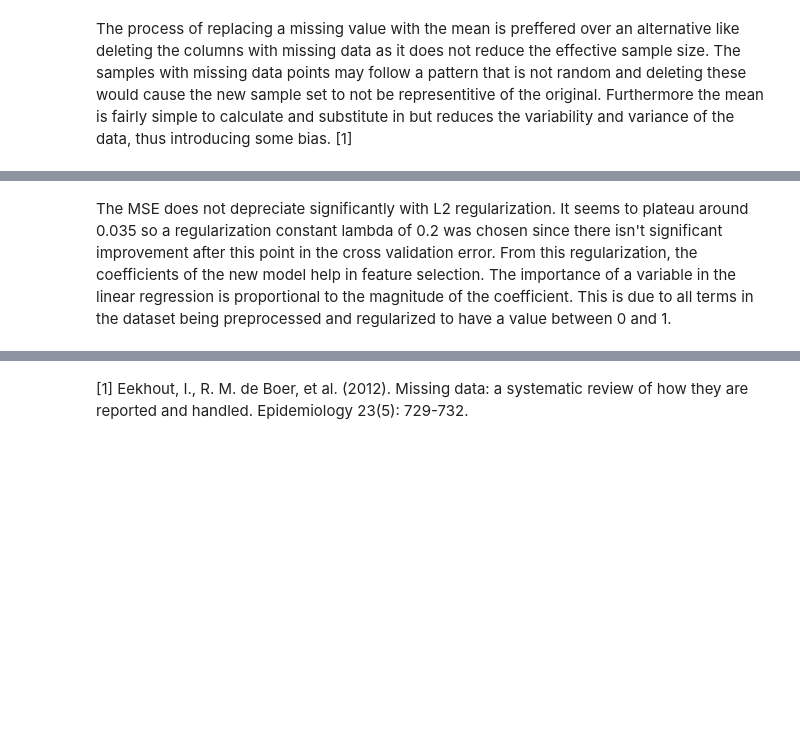
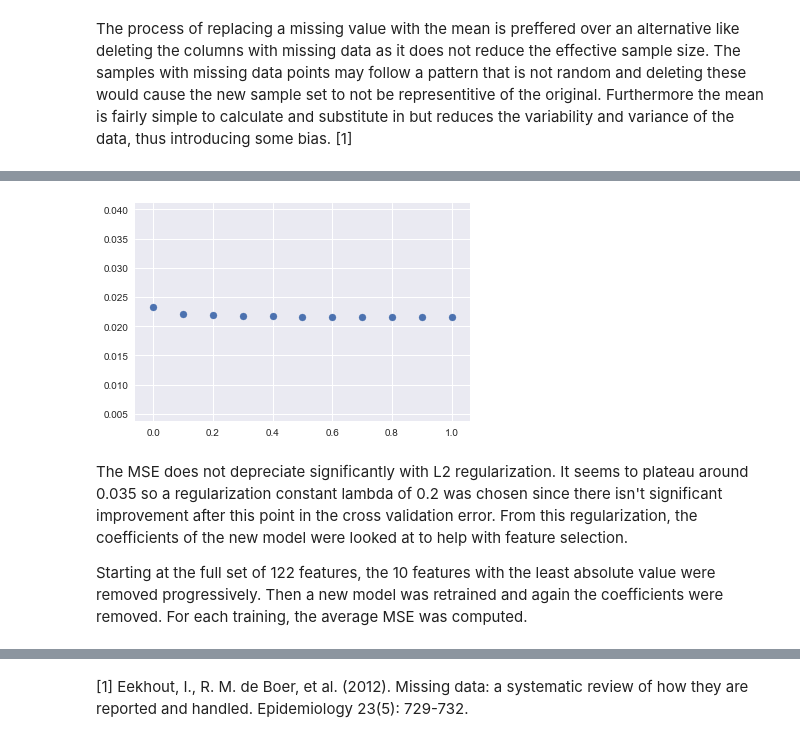
Before and after one commit to oliviersm199/Machine-Learning-Assignments, a Jupyter notebook: as1/Assignment 1.ipynb, the cells around one changed output, grey strips where cells are left out. Cells and saved outputs as stored; diff of their text form; code cells hidden in the pictures; blank space fills up the shorter version.

```diff
--- a/as1/Assignment 1.ipynb
+++ b/as1/Assignment 1.ipynb
@@ -485,10 +517,14 @@ for i, fold in enumerate(mse_list):
 # %%
 lambdas = np.arange(0,1.1,0.1)
 cv_errors = test_different_lambdas(q3_df,lambdas,non_predictive_features, dependent_variable)
-scatter(lambdas, cv_errors)
+pyplot.scatter(lambdas, cv_errors)
 pyplot.show()
+# %% [output]
+[figure, added]
 # %% [markdown]
-The MSE does not depreciate significantly with L2 regularization. It seems to plateau around 0.035 so a regularization constant lambda of 0.2 was chosen since there isn't significant improvement after this point in the cross validation error. From this regularization, the coefficients of the new model help in feature selection. The importance of a variable in the linear regression is proportional to the magnitude of the coefficient. This is due to  all terms in the dataset being preprocessed and regularized to have a value between 0 and 1.
+The MSE does not depreciate significantly with L2 regularization. It seems to plateau around 0.035 so a regularization constant lambda of 0.2 was chosen since there isn't significant improvement after this point in the cross validation error. From this regularization, the coefficients of the new model were looked at to help with feature selection.
+
+Starting at the full set of 122 features, the 10 features with the least absolute value were removed progressively. Then a new model was retrained and again the coefficients were removed. For each training, the average MSE was computed.
 # %%
 lambda_test = 0.2
 
```
Also changed, not shown: parts of 10 cells of this notebook.
